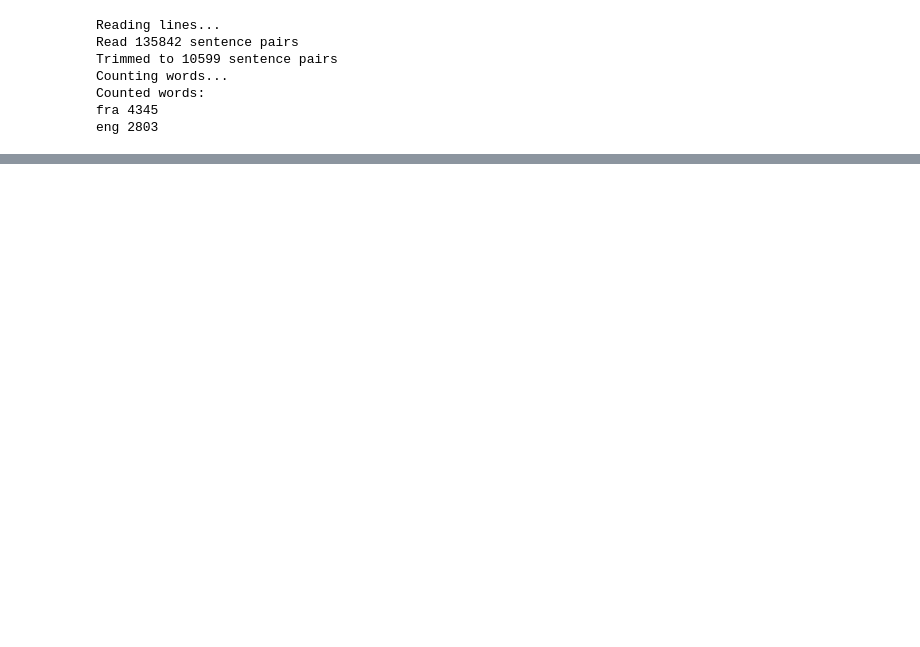
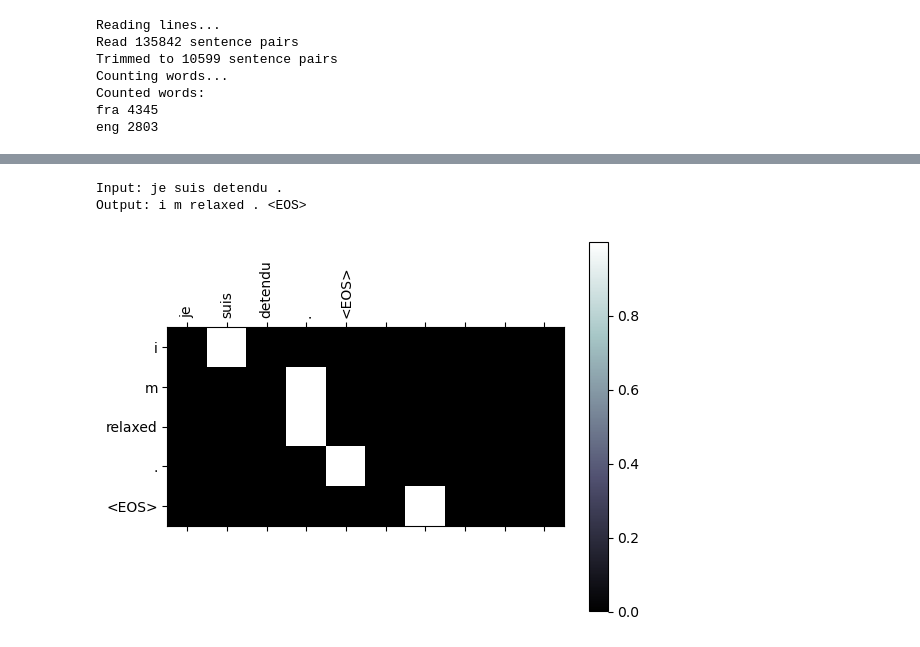
Before and after one commit to cjc77/pytorch-self-study, a Jupyter notebook: notebooks_seq/seq_to_seq_translation.ipynb, the cells around one changed output, grey strips where cells are left out. Saved outputs shown, nothing was run; the diff lists cells and outputs as text; code cells hidden in the pictures; blank space fills up the shorter version.

```diff
--- a/notebooks_seq/seq_to_seq_translation.ipynb
+++ b/notebooks_seq/seq_to_seq_translation.ipynb
@@ -372,0 +474,15 @@ train_iters(
+# %%
+evaluate_and_show_attns(
+    encoder,
+    attn_decoder,
+    # "je suis trop froid .",
+    "je suis detendu .",
+    input_lang,
+    output_lang,
+    MAX_LENGTH,
+    device
+)
+# %% [output]
+Input: je suis detendu .
+Output: i m relaxed . <EOS>
+[figure, added]
```
Also changed, not shown: parts of 6 cells of this notebook.
